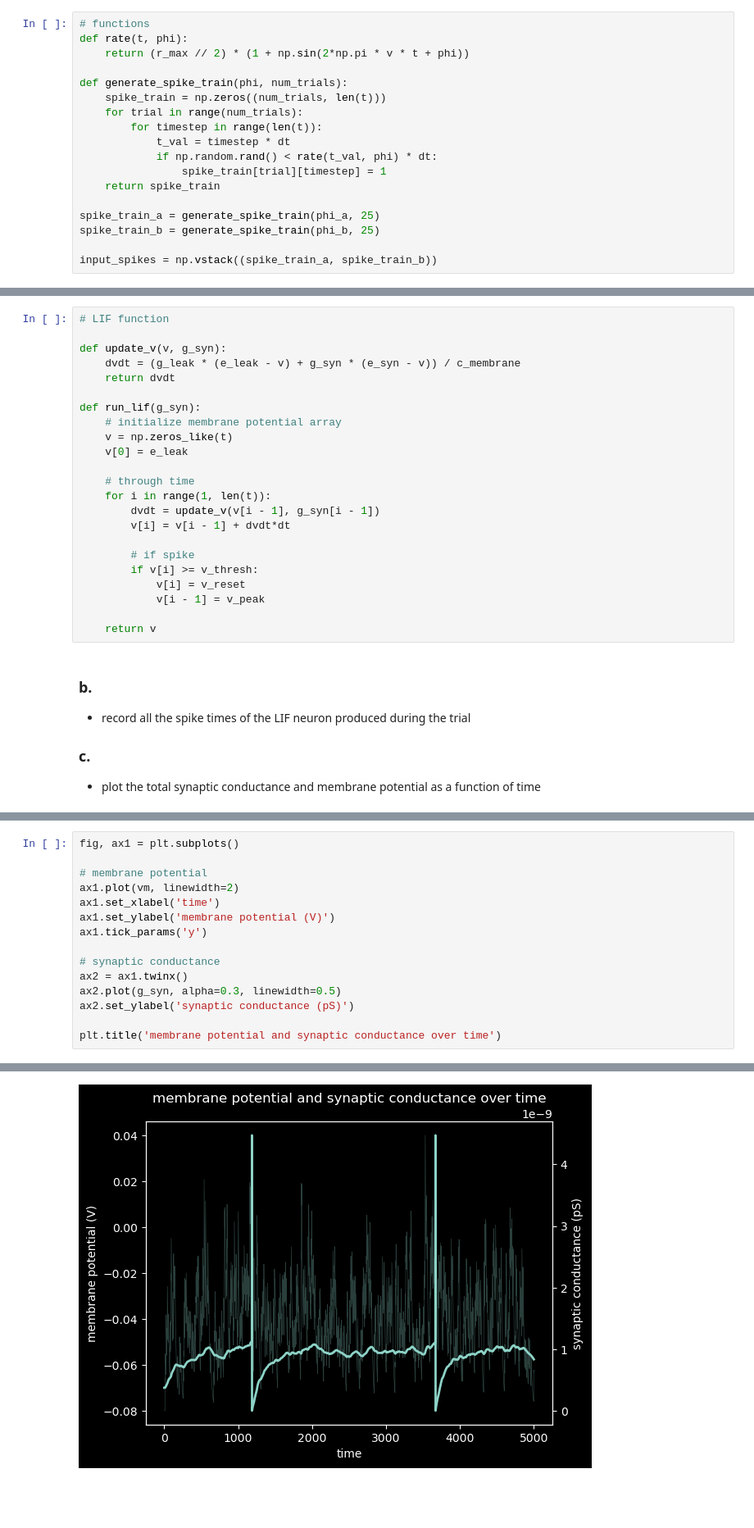
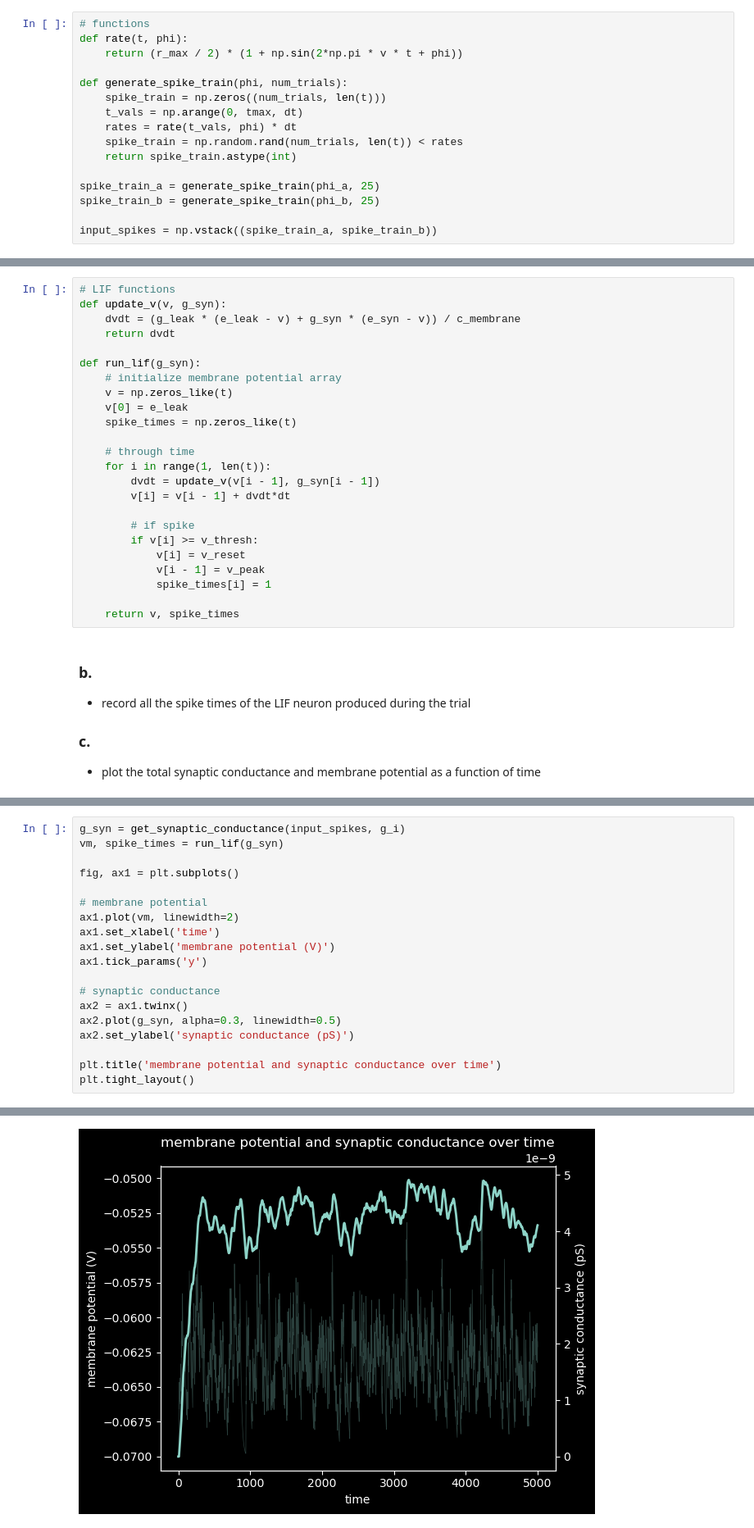
Before and after one commit to polsen99/intro_comp_neuro, a Jupyter notebook: ch8 (learning and synaptic plasticity)/tutorial 8.2 - competition via STDP.ipynb, the cells around one changed output, grey strips where cells are left out. Shown at 82% size. Saved outputs shown, nothing was run; the diff lists cells and outputs as text; blank space fills up the shorter version.

```diff
--- a/ch8 (learning and synaptic plasticity)/tutorial 8.2 - competition via STDP.ipynb
+++ b/ch8 (learning and synaptic plasticity)/tutorial 8.2 - competition via STDP.ipynb
@@ -41,16 +41,14 @@ t = np.arange(0, tmax, dt)
 # %%
 # functions
 def rate(t, phi):
-    return (r_max // 2) * (1 + np.sin(2*np.pi * v * t + phi))
+    return (r_max / 2) * (1 + np.sin(2*np.pi * v * t + phi))
 
 def generate_spike_train(phi, num_trials):
     spike_train = np.zeros((num_trials, len(t)))
-    for trial in range(num_trials):
-        for timestep in range(len(t)):
-            t_val = timestep * dt
-            if np.random.rand() < rate(t_val, phi) * dt:
-                spike_train[trial][timestep] = 1
-    return spike_train
+    t_vals = np.arange(0, tmax, dt)
+    rates = rate(t_vals, phi) * dt
+    spike_train = np.random.rand(num_trials, len(t)) < rates
+    return spike_train.astype(int)
 
 spike_train_a = generate_spike_train(phi_a, 25)
 spike_train_b = generate_spike_train(phi_b, 25)
@@ -111,8 +122,7 @@ v_thresh = -50e-3
 v_reset = -80e-3
 v_peak = 40e-3
 # %%
-# LIF function
-
+# LIF functions
 def update_v(v, g_syn):
     dvdt = (g_leak * (e_leak - v) + g_syn * (e_syn - v)) / c_membrane
     return dvdt
@@ -121,6 +131,7 @@ def run_lif(g_syn):
     # initialize membrane potential array
     v = np.zeros_like(t)
     v[0] = e_leak
+    spike_times = np.zeros_like(t)
 
     # through time
     for i in range(1, len(t)):
@@ -131,8 +142,9 @@ def run_lif(g_syn):
         if v[i] >= v_thresh:
             v[i] = v_reset
             v[i - 1] = v_peak
+            spike_times[i] = 1
 
-    return v
+    return v, spike_times
 # %% [markdown]
 ### b.
 - record all the spike times of the LIF neuron produced during the trial
@@ -146,4 +154,7 @@ spike_times = np.where(vm == v_peak)
 # %%
+g_syn = get_synaptic_conductance(input_spikes, g_i)
+vm, spike_times = run_lif(g_syn)
+
 fig, ax1 = plt.subplots()
 
 # membrane potential
@@ -158,4 +169,5 @@ ax2.plot(g_syn, alpha=0.3, linewidth=0.5)
 ax2.set_ylabel('synaptic conductance (pS)')
 
 plt.title('membrane potential and synaptic conductance over time')
+plt.tight_layout()
 # %% [output]
@@ -163,4 +174,4 @@ Text(0.5, 1.0, 'membrane potential and synaptic conductance over time')
-[figure, old version]
+[figure, new version]
 # %% [markdown]
 ## 3. update input synaptic strengths using STDP rule after the trial using batch method
 ### a.
```
Also changed, not shown: parts of 22 cells of this notebook.
